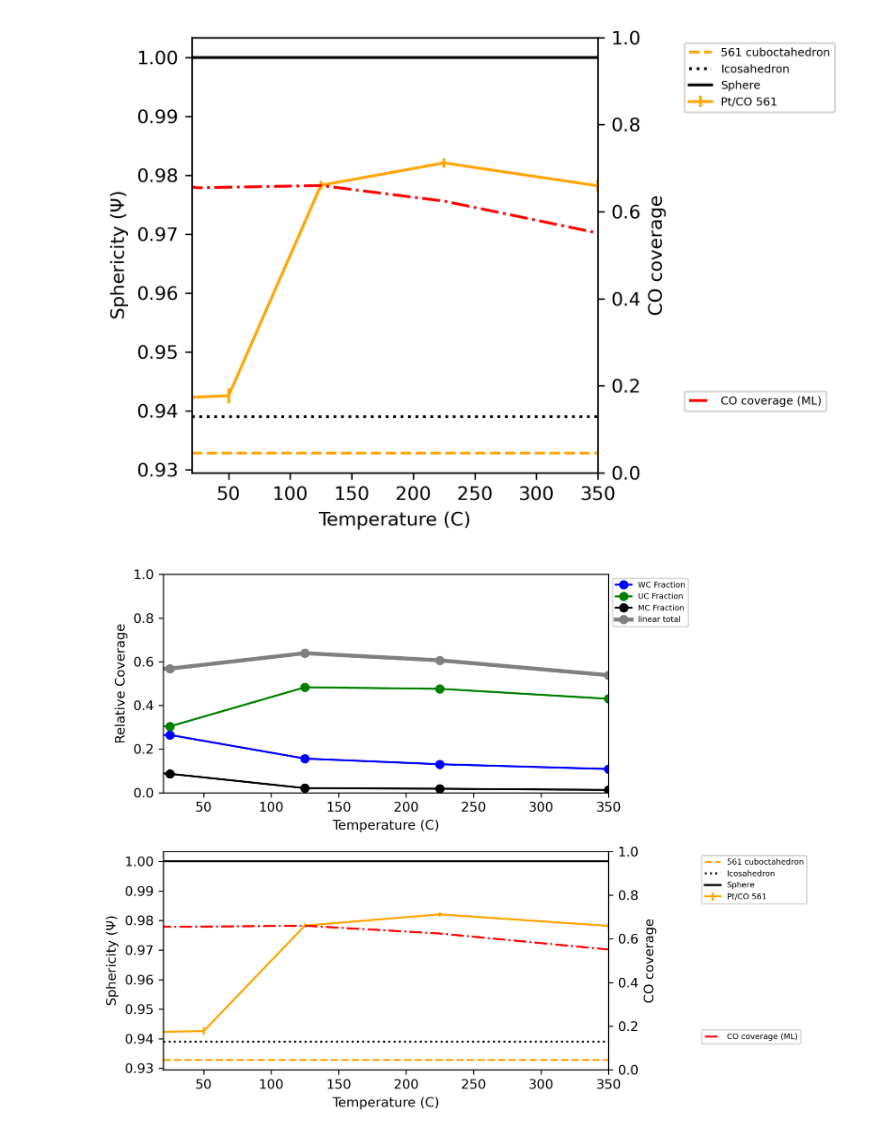
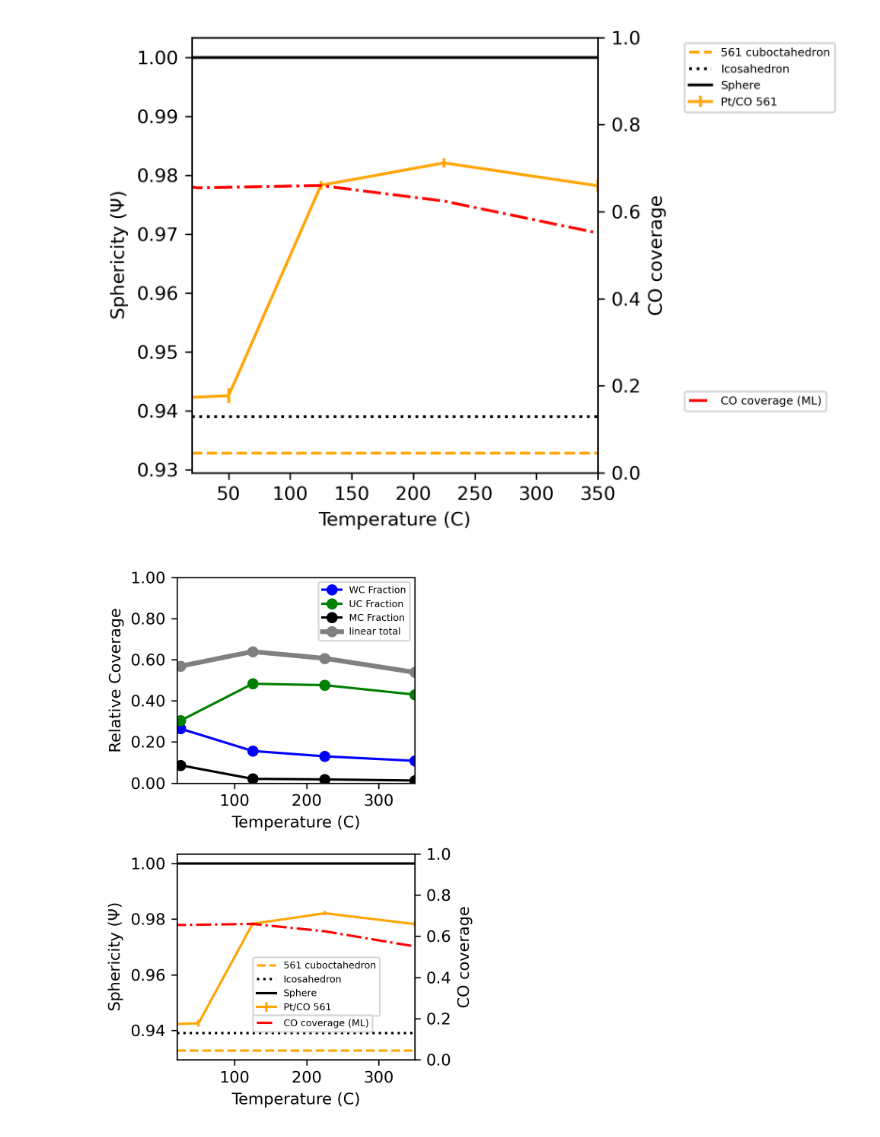
Before and after one commit to nmarcella/clusterOVITO, a Jupyter notebook: code/cameron_check_this.ipynb, the cells around one changed output. Drawn from its saved outputs; the diff is of its cells as text; code cells hidden in the pictures.

```diff
--- a/code/cameron_check_this.ipynb
+++ b/code/cameron_check_this.ipynb
@@ -842,6 +842,7 @@ plt.show()
 # %% [output]
 [figure]
 # %%
+from matplotlib.ticker import FormatStrFormatter
 data_names = ["148K_5","173K_7", "198K_7", "223K_7", "273K_7", "298K_6", "398K_6", "498K_6", "623K_6"]
 bond_lengths_561 = {}
 asp = {}
@@ -852,7 +853,7 @@ for i in data_names:
 
 surface_pt = np.array([*asp.values()], dtype=object)
 
-fig, ax1 = plt.subplots(2,1, figsize=(8, 6), dpi=300)
+fig, ax1 = plt.subplots(2,1, figsize=(3.5, 5), dpi=300)
 
 # Aggregate data for plotting
 temperatures = np.array([int(i.split("K")[0]) for i in data_names]) - 273
@@ -867,6 +868,8 @@ ax1[0].plot(temperatures, n_UC*(totals/surface_pt), label="UC Fraction", marker=
 # normalized absorbance
 ax1[0].plot(temperatures, n_multi*(totals/surface_pt), label="MC Fraction", marker='o', color='black')
 ax1[0].plot(temperatures, (n_WC+n_UC)*(totals/surface_pt), lw = 3 , marker='o', color='gray', label ='linear total')
+
+ax1[0].yaxis.set_major_formatter(FormatStrFormatter('%.2f'))
 
 ax1[0].set_xlabel("Temperature (C)")
 ax1[0].set_ylabel("Relative Coverage")
@@ -892,42 +895,44 @@ ax1[0].set_ylim(0, 1)
 #ax1[0].axhline(y=f_UC_561_ico, color='black', linestyle='-', linewidth=2, label="UC Perfect ICO561")
 
 # Adjusting legend positioning for ax1
-ax1[0].legend(loc='upper left', bbox_to_anchor=(1, 1), fontsize=6)
-
+#ax1[0].legend(loc='upper left', bbox_to_anchor=(1.24, 1), fontsize=6)
+ax1[0].legend(fontsize=6)
 
 
 # Adjusting legend positioning for ax2
 #ax2.legend(loc='upper left', bbox_to_anchor=(1.25, 0.2), fontsize=6)
 
 
 
 #ax1[1].errorbar(x = sphere_dict[561]["temps"], y=sphere_dict[561]["mean"], yerr=sphere_dict[561]["std"], label="Pt/CO 561", color= "blue")
 ax1[1].errorbar(x = np.array(sphere_dict[561]["temps"])-273, y=sphere_dict[561]["mean"], yerr=sphere_dict[561]["std"], label="Pt/CO 561",  color= "orange")
 #ax1[1].errorbar(x = sphere_dict[561]["temps"], y=sphere_dict[561]["mean"], yerr=sphere_dict[561]["std"], label="Pt/CO 561",  color= "green")
 #ax1[1].axhline(y=benchmark_sphericity[561], label="561 cuboctahedron", linestyle='--', color='blue')
 ax1[1].axhline(y=benchmark_sphericity[561], label="561 cuboctahedron",linestyle='--', color='orange')
 #ax1[1].axhline(y=benchmark_sphericity[561], label="561 cuboctahedron", linestyle='--', color='green')
 #ax1[1].axhline(y=[.9857], label="Disdyakis triacontahedron", linestyle='--', color='black')
 #ax1[1].axhline(y=[.9609], label="Rhombic triacontahedron", linestyle='dashdot', color='black')
 ax1[1].axhline(y=[.939], label="Icosahedron", linestyle=':', color='black')
 ax1[1].axhline(y=[1], label="Sphere", linestyle='-', color='black')
 ax1[1].set_xlabel("Temperature (C)")
 ax1[1].set_ylabel("Sphericity ($\Psi$)")
-ax1[1].legend(loc='upper left', bbox_to_anchor=(1.2, 1), fontsize=6)
+#ax1[1].legend(loc='upper left', bbox_to_anchor=(1.24, 1), fontsize=6)
+ax1[1].legend(loc='upper left', bbox_to_anchor=(.3, 0.52), fontsize=6)
 ax1[1].set_xlim(20, 350)
-
+ax1[1].yaxis.set_major_formatter(FormatStrFormatter('%.2f'))
 ax3 = ax1[1].twinx()
 ax3.plot(temperatures, totals/surface_pt, linestyle='dashdot',label= "CO coverage (ML)", color='red')
 ax3.set_ylabel("CO coverage")
-ax3.legend(loc='upper left', bbox_to_anchor=(1.2, 0.2), fontsize=6)
+ax3.legend(loc='upper left', bbox_to_anchor=(.3, 0.24), fontsize=6)
+#ax3.legend(fontsize=6)
 ax3.set_ylim(0, 1)
 
 
 
 plt.tight_layout()
 plt.show()
 # %% [output]
-[figure, old version]
+[figure, new version]
 # %%
 # def write_xyz(atoms, filename):
 #     # Mapping from numbers to atom symbols for output
```
